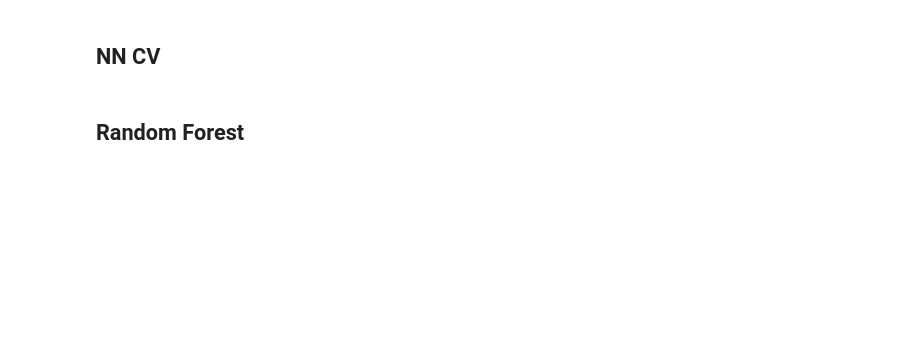
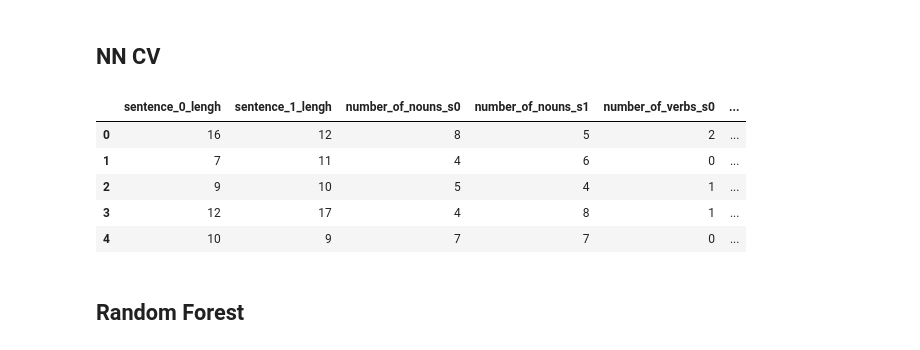
Before and after one commit to RaquelLeandra/mai_ihlt, a Jupyter notebook: project/src/project.ipynb, the cells around one changed output. Saved outputs shown, nothing was run; the diff lists cells and outputs as text; code cells hidden in the pictures; blank space fills up the shorter version.

```diff
--- a/project/src/project.ipynb
+++ b/project/src/project.ipynb
@@ -18,7 +18,7 @@ from sklearn.metrics.pairwise import manhattan_distances as md
 from sklearn.metrics.pairwise import euclidean_distances as ed
 from sklearn.metrics import jaccard_similarity_score as jsc
 from sklearn.neighbors import DistanceMetric
-from sklearn.preprocessing import MinMaxScaler
+from sklearn.preprocessing import StandardScaler
 from sklearn.model_selection import GridSearchCV
 import numpy as np
 from nltk.metrics import jaccard_distance
@@ -33,6 +33,10 @@ from nltk.metrics import jaccard_distance
 import csv
 import warnings
 warnings.filterwarnings('ignore')
+
+
+from nltk.corpus import wordnet_ic
+brown_ic = wordnet_ic.ic('ic-brown.dat')
 # %% [markdown]
 ## Statement
 - Use data set and description of task Semantic Textual Similarity in SemEval 2012.
@@ -564,3 +651,12 @@ nn_cv = GridSearchCV(MLPRegressor(), parameters, n_jobs=-1)
+# %%
+train_features.head()
+# %% [output]
+|  | sentence_0_lengh | sentence_1_lengh | number_of_nouns_s0 | number_of_nouns_s1 | number_of_verbs_s0 | ... |
+| 0 | 16 | 12 | 8 | 5 | 2 | ... |
+| 1 | 7 | 11 | 4 | 6 | 0 | ... |
+| 2 | 9 | 10 | 5 | 4 | 1 | ... |
+| 3 | 12 | 17 | 4 | 8 | 1 | ... |
+| 4 | 10 | 9 | 7 | 7 | 0 | ... |
 # %% [markdown]
 ## Random Forest
 # %%
```
Also changed, not shown: parts of 27 cells of this notebook.
